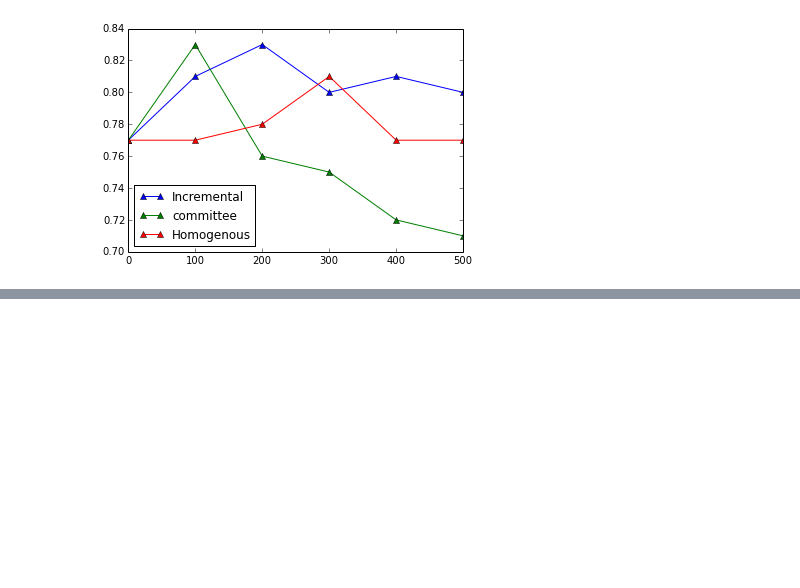
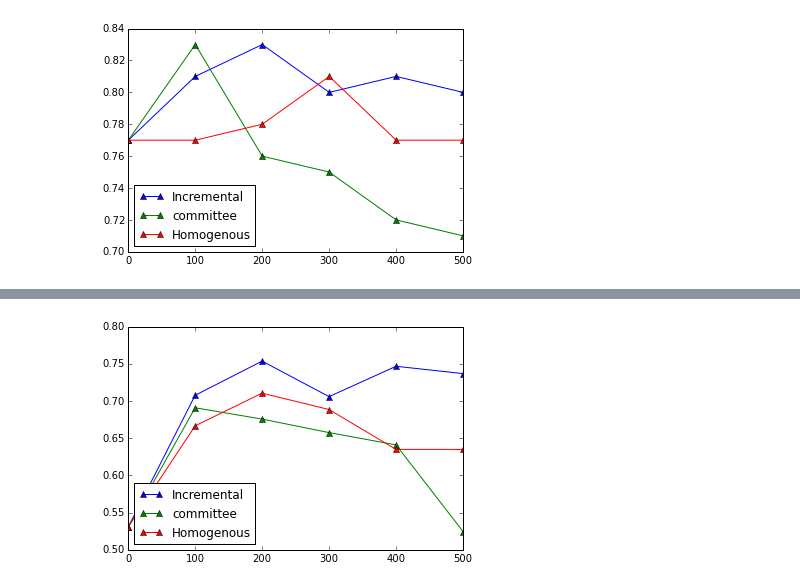
Before and after one commit to xingfanxia/comps_ediscovery, a Jupyter notebook: kimj4_exps/incremental.ipynb, the cells around one changed output, grey strips where cells are left out. Saved outputs shown, nothing was run; the diff lists cells and outputs as text; code cells hidden in the pictures; blank space fills up the shorter version.

```diff
--- a/kimj4_exps/incremental.ipynb
+++ b/kimj4_exps/incremental.ipynb
@@ -394,0 +427,16 @@ plt.show()
+# %%
+#plot some data
+x = range(0,600,100)
+
+fig=plt.figure()
+ax=fig.add_subplot(111)
+
+ax.plot(x, inc_f1, marker="^", label="Incremental")
+ax.plot(x, comm_f1, marker="^", label="committee")
+ax.plot(x, hom_f1, marker = "^", label="Homogenous")
+
+plt.legend(loc=3)
+plt.draw()
+plt.show()
+# %% [output]
+[figure, added]
```
Also changed, not shown: parts of 2 cells of this notebook.
